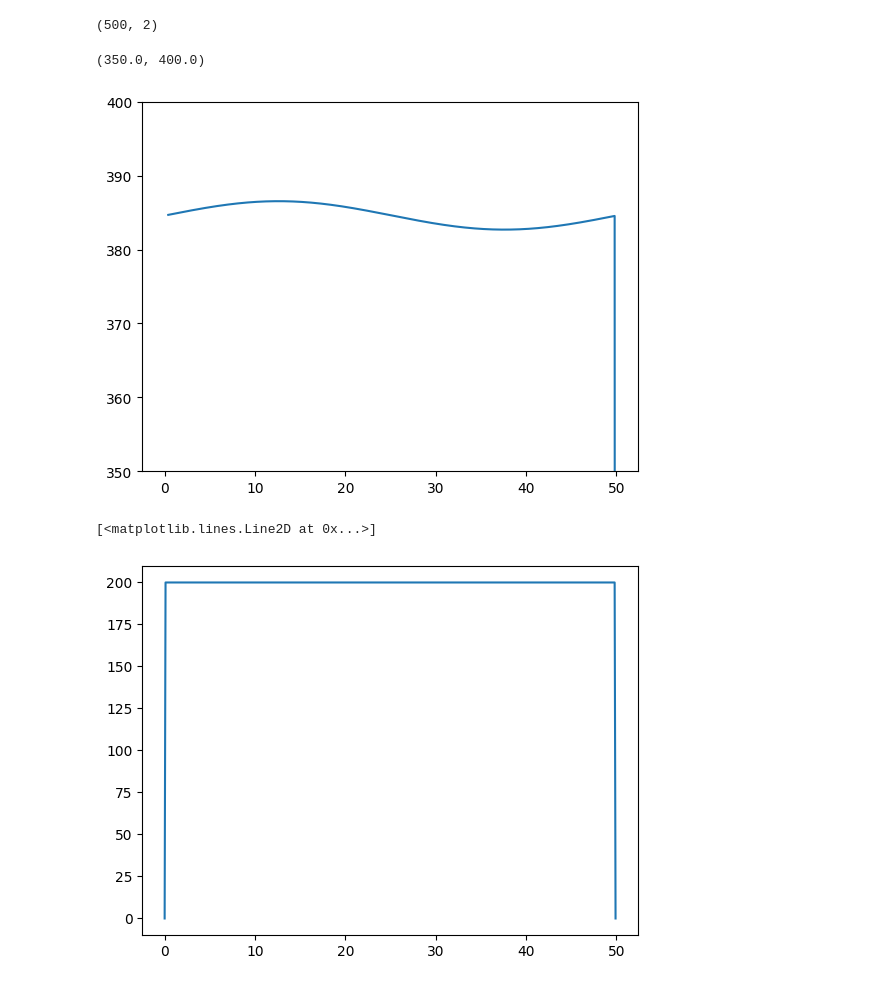
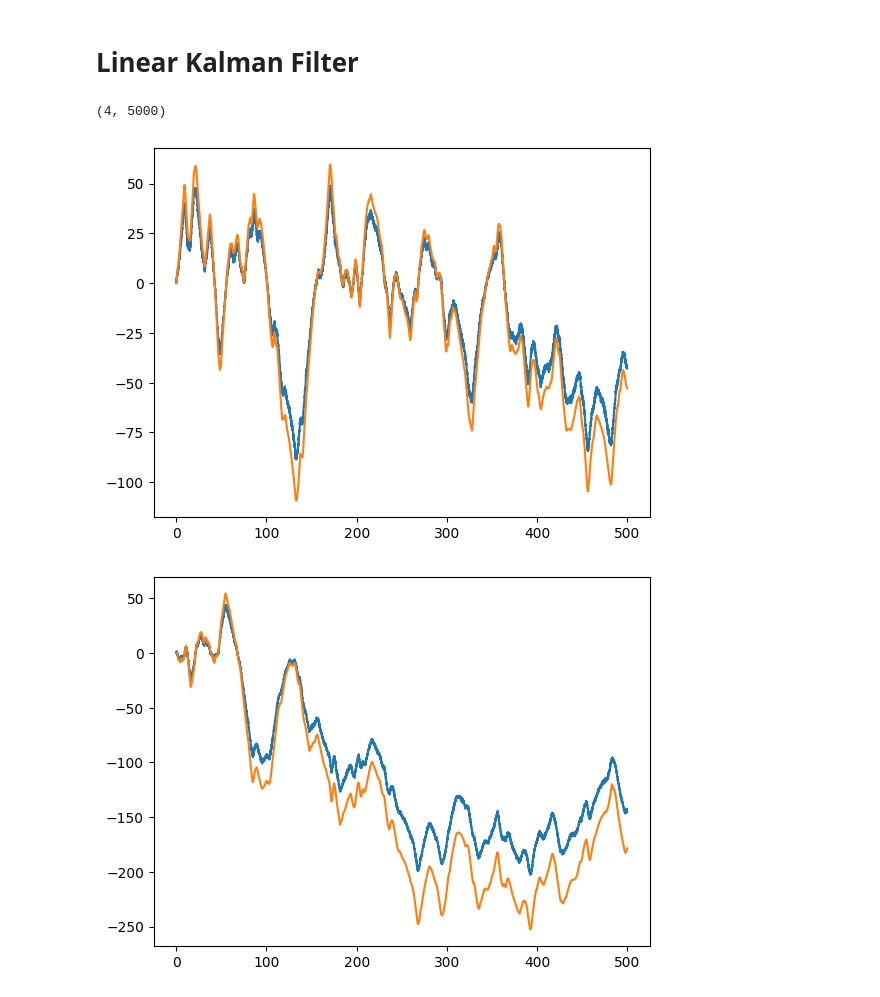
Before and after one commit to colin-skinner/AA228-orbital-rendezvous, a Jupyter notebook: ekf.ipynb, the cells around one changed output. Drawn from its saved outputs; the diff is of its cells as text; code cells hidden in the pictures.

```diff
--- a/ekf.ipynb
+++ b/ekf.ipynb
@@ -8,0 +75,8 @@ import matplotlib.pyplot as plt
+# %%
+x_true, obs = generate_car_data(t, pos_noise=10)
+
+print(obs["pos"].shape)
+plt.title("Measured vs. True Positions")
+plt.plot(t, obs["pos"][:2,:].T, label=("Observed X position","Observed Y position"))
+plt.plot(t, x_true[:2,:].T, label=("True X position","True Y position"))
+plt.legend()
@@ -9,3 +87,5 @@ import matplotlib.pyplot as plt
+# %% [markdown]
+# Linear Kalman Filter
 # %%
 # Simple 4d state (x, y, vx, vy)
 # Measurement is (x, y)
@@ -37,46 +121,41 @@ state = State(x0, P0, 4)
-# %%
-dt = 0.1
-t_max = 50
-n = int(t_max // dt)
-t = np.arange(0, t_max, dt)
-
-x = 50 * np.sin(t/50*2*np.pi)
-y = 50 * np.cos(t/50*2*np.pi)
-
-x_true = np.vstack((x,y)).T
-print(np.shape(x_true))
-# %% [output]
-(500, 2)
 # %%
-x_arr = np.zeros((n+1,4))
-err = np.zeros((n+1,2))
+x_arr = np.zeros((4,n))
+err = np.zeros((2,n))
 # P_arr = np.zeros((n,4))
 
 # no_input = np.zeros(1)
-no_input = np.array([200])
+u = np.array([20, 20]).T
+
 
 for i in range(n):
-    x_arr[i,:] = state.x
+
     # P_arr[i,:] = state.P
-    z = x_true[i,:]
-    state = run_ekf(state, ekf, no_input, z)
-    err[i,:] = z - state.x[0:2]
-
-# state: State, ekf: Ekf, u: np.ndarray, z: np.ndarray):
+    z = x_true[:2,i] + np.random.normal(0, 1)
+    # print(z)
+    # print(z + np.random.normal(0, 1))
+    # print()
+    u_noise = np.array([200, 1]).T + np.random.normal(0, 1)
+    state = run_linear_ekf(state, ekf, None, z)
+    x_arr[:,i] = state.x
+    err[:,i] = z - state.x[0:2]
 # %%
+print(x_arr.shape)
+start = 0
+plt.plot(t[start:], x_arr[0,start:])
+plt.plot(t[start:], x_true[0,start:])
+plt.show()
+plt.plot(t[start:], x_arr[1,start:])
+plt.plot(t[start:], x_true[1,start:])
+plt.show()
 
-plt.plot(t[4:], x_arr[4:,0])
+# plt.plot(t, true_state[0])
+# plt.plot(t[4:], x_true[4:,0])
 # print(x_arr[:4,0])
-plt.plot(t, x_true[:,0])
+# plt.plot(t, x_true[:,0])
 # plt.plot(t, err[:,0])
 # plt.plot(x_arr[0,:])
-plt.ylim(350,400)
+# plt.ylim(350,400)
 # %% [output]
-(350.0, 400.0)
+(4, 5000)
-[figure, old version]
+[figure, new version]
+[figure, added]
-# %%
-plt.plot(t, x_arr[:,3])
-# plt.plot(t, x_true[:,1])
-# %% [output]
-[<matplotlib.lines.Line2D at 0x...>]
-[figure, removed]
```
Also changed, not shown: parts of 8 cells of this notebook, 1 other file.
